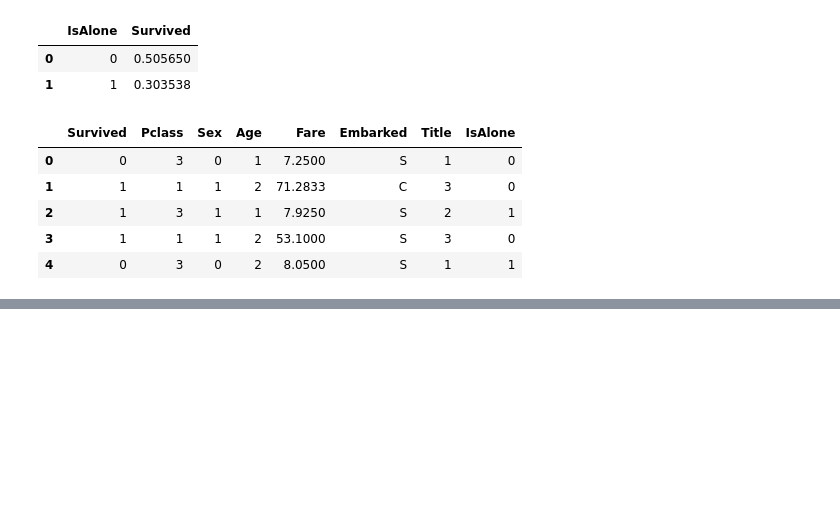
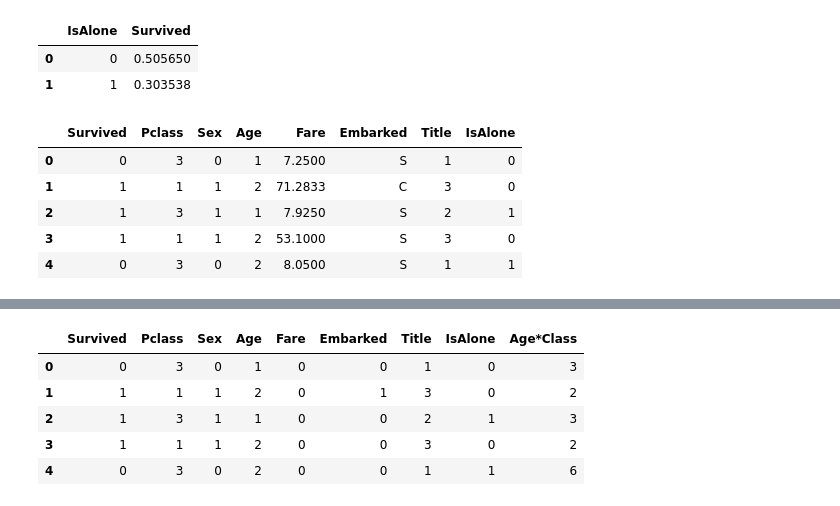
Before and after one commit to amanjaiswalofficial/machine-learning-engineer-roadmap, a Jupyter notebook: kaggle-notebooks/01-titanic-dataset-prediction.ipynb, the cells around one changed output, grey strips where cells are left out. Drawn from its saved outputs; the diff is of its cells as text; code cells hidden in the pictures; blank space fills up the shorter version.

```diff
--- a/kaggle-notebooks/01-titanic-dataset-prediction.ipynb
+++ b/kaggle-notebooks/01-titanic-dataset-prediction.ipynb
@@ -499,3 +501,10 @@ train_df.head()
 | 2 | 1 | 3 | 1 | 1 | 7.9250 | S | 2 | 1 |
 | 3 | 1 | 1 | 1 | 2 | 53.1000 | S | 3 | 0 |
 | 4 | 0 | 3 | 0 | 2 | 8.0500 | S | 1 | 1 |
+# %%
+# combining some numeric features which can have distinct combinations
+# Ex - Age and PClass
+for dataset in combine:
+    dataset['Age*Class'] = dataset.Age * dataset.Pclass
+
+train_df[['Age*Class', 'Age', 'Pclass']].head(10)
@@ -501,0 +523,7 @@ train_df.head()
+# %%
+# Completing a categorical feature
+# (compared to Age which was numerical, and we used correlating features to complete it)
+freq_port = train_df["Embarked"].dropna().mode()[0]
+
+for dataset in combine:
+    dataset["Embarked"] = dataset["Embarked"].fillna(freq_port)
@@ -501,0 +537,3 @@ train_df.head()
+# %%
+for dataset in combine:
+    dataset["Embarked"] = dataset["Embarked"].map({"S": 0, "C": 1, "Q": 2}).astype(int)
@@ -501,0 +569,18 @@ train_df.head()
+# %%
+# using the above results as bands in both train_df and test_df
+for dataset in combine:
+    dataset.loc[ dataset['Fare'] <= 7.91, 'Fare'] = 0
+    dataset.loc[(dataset['Fare'] > 7.91) & (dataset['Fare'] <= 14.454), 'Fare'] = 1
+    dataset.loc[(dataset['Fare'] > 14.454) & (dataset['Fare'] <= 31), 'Fare']   = 2
+    dataset.loc[ dataset['Fare'] > 31, 'Fare'] = 3
+    dataset['Fare'] = dataset['Fare'].astype(int)
+
+train_df.drop(['FareBand'], inplace=True, axis=1)
+train_df.head()
+# %% [output]
+|  | Survived | Pclass | Sex | Age | Fare | Embarked | Title | IsAlone | Age*Class |
+| 0 | 0 | 3 | 0 | 1 | 0 | 0 | 1 | 0 | 3 |
+| 1 | 1 | 1 | 1 | 2 | 0 | 1 | 3 | 0 | 2 |
+| 2 | 1 | 3 | 1 | 1 | 0 | 0 | 2 | 1 | 3 |
+| 3 | 1 | 1 | 1 | 2 | 0 | 0 | 3 | 0 | 2 |
+| 4 | 0 | 3 | 0 | 2 | 0 | 0 | 1 | 1 | 6 |
```
Also changed, not shown: parts of 19 cells of this notebook.
